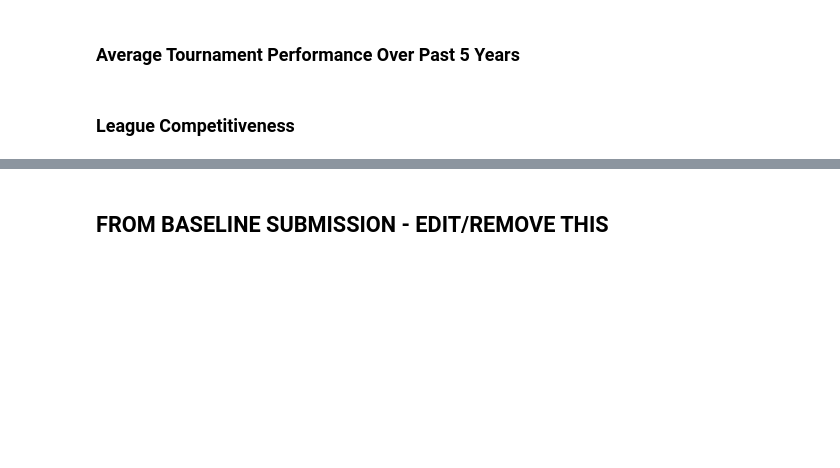
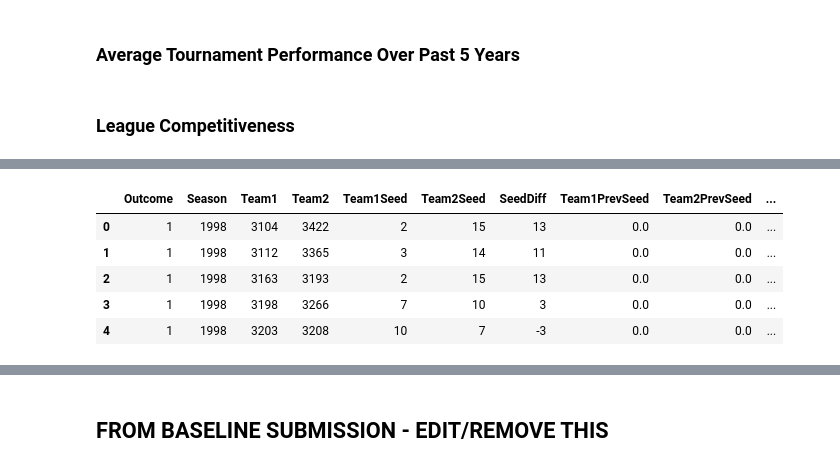
Before and after one commit to Dedomena-exerevnitis/mids-w207-kaggle, a Jupyter notebook: W207_Final_Features_JB.ipynb, the cells around one changed output, grey strips where cells are left out. Cells and saved outputs as stored; diff of their text form; code cells hidden in the pictures; blank space fills up the shorter version.

```diff
--- a/W207_Final_Features_JB.ipynb
+++ b/W207_Final_Features_JB.ipynb
@@ -119,0 +142,30 @@ df_matchups = pd.merge(left=df_dummy, right=df_L, on=['Season', 'Team2'])
+# %%
+#
+winning_games_w = df_tour_hist.groupby('Team1').count().reset_index()[['Team1','Season']].rename(columns={'Season':'WWins'})
+winning_games_l = df_tour_hist.groupby('Team1').count().reset_index()[['Team1','Season']].rename(columns={'Season':'LWins','Team1':'Team2'})
+
+losing_games_w = df_tour_hist.groupby('Team2').count().reset_index()[['Team2','Season']].rename(columns={'Season':'WLosses','Team2':'Team1'})
+losing_games_l = df_tour_hist.groupby('Team2').count().reset_index()[['Team2','Season']].rename(columns={'Season':'LLosses'})
+
+# get total tournament games - all games, could be more than 1 appearance per year
+df_total_apps = pd.merge(left=df_tour_hist, right=winning_games_w, how='left', on=['Team1']).fillna(0)
+df_total_apps = pd.merge(left=df_total_apps, right=winning_games_l, how='left', on=['Team2']).fillna(0)
+df_total_apps = pd.merge(left=df_total_apps, right=losing_games_w, how='left', on=['Team1']).fillna(0)
+df_total_apps = pd.merge(left=df_total_apps, right=losing_games_l, how='left', on=['Team2']).fillna(0)
+
+
+df_total_apps['WTotGames'] = df_total_apps['WWins'] + df_total_apps['WLosses']
+df_total_apps['WPctWins'] = df_total_apps['WWins'] / df_total_apps['WTotGames']
+
+df_total_apps['LTotGames'] = df_total_apps['LWins'] + df_total_apps['LLosses']
+df_total_apps['LPctWins'] = df_total_apps['LWins'] / df_total_apps['LTotGames']
+
+# This now includes:
+df_total_apps.head()
+# %% [output]
+|  | Outcome | Season | Team1 | Team2 | Team1Seed | Team2Seed | SeedDiff | Team1PrevSeed | Team2PrevSeed | ... |
+| 0 | 1 | 1998 | 3104 | 3422 | 2 | 15 | 13 | 0.0 | 0.0 | ... |
+| 1 | 1 | 1998 | 3112 | 3365 | 3 | 14 | 11 | 0.0 | 0.0 | ... |
+| 2 | 1 | 1998 | 3163 | 3193 | 2 | 15 | 13 | 0.0 | 0.0 | ... |
+| 3 | 1 | 1998 | 3198 | 3266 | 7 | 10 | 3 | 0.0 | 0.0 | ... |
+| 4 | 1 | 1998 | 3203 | 3208 | 10 | 7 | -3 | 0.0 | 0.0 | ... |
```
Also changed, not shown: parts of 13 cells of this notebook.
